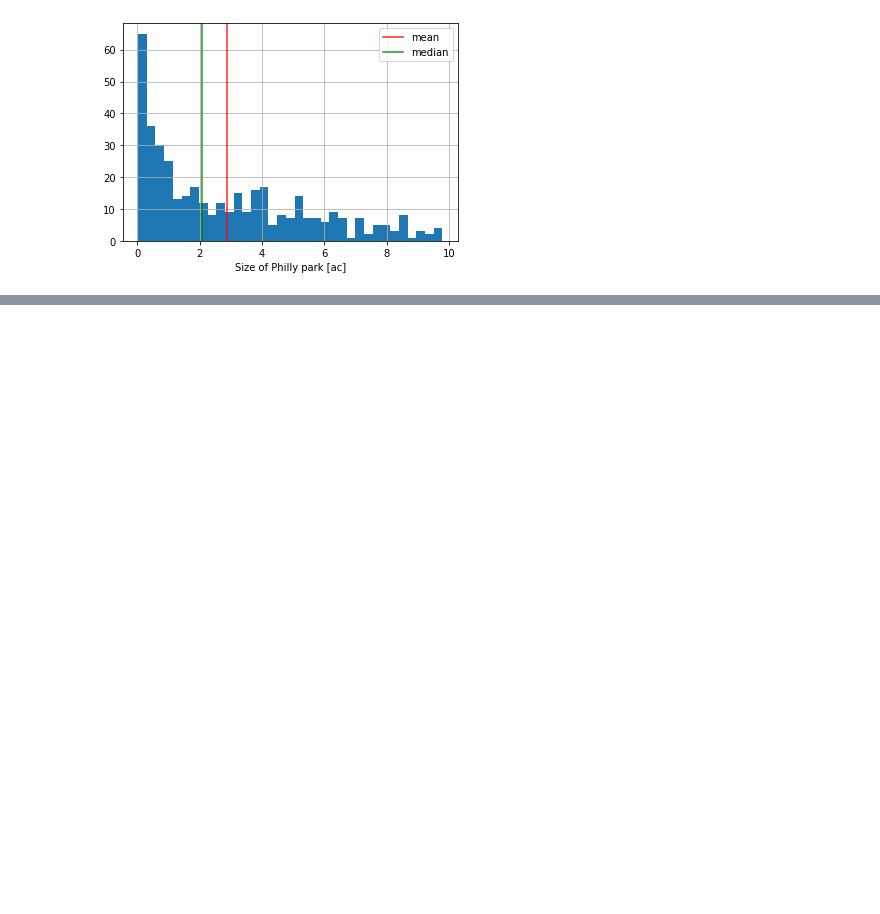
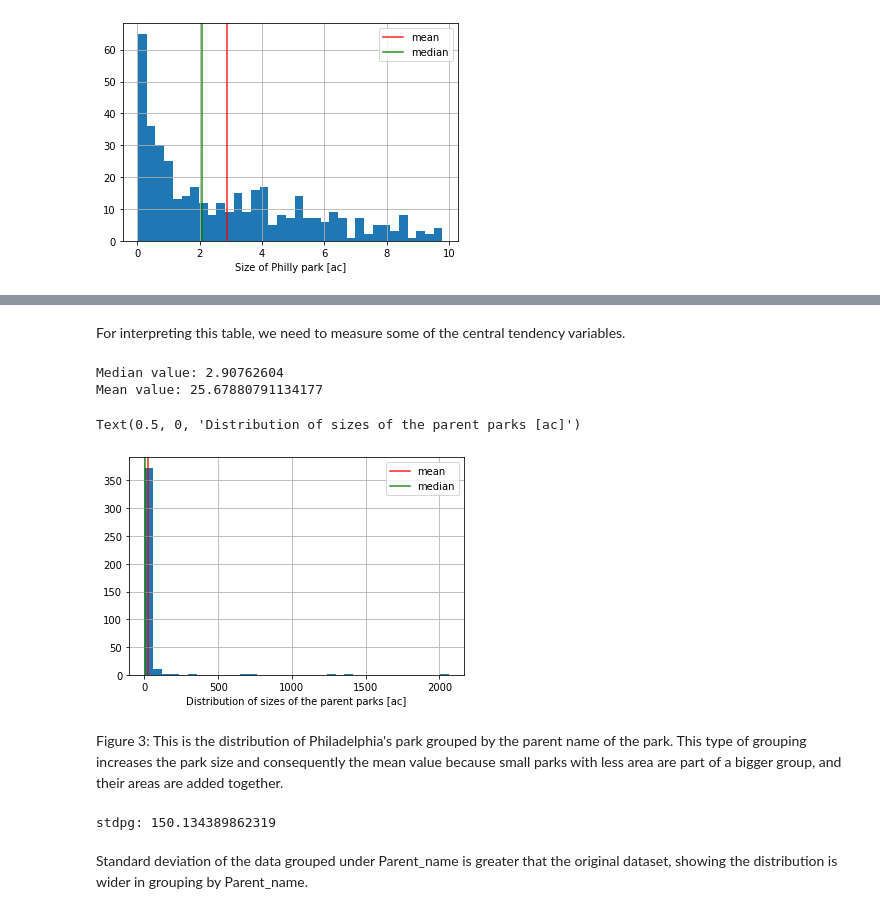
Before and after one commit to amir1913/PUS2022_AMeydani, a Jupyter notebook: HW3.ipynb, the cells around one changed output, grey strips where cells are left out. Cells and saved outputs as stored; diff of their text form; code cells hidden in the pictures; blank space fills up the shorter version.

```diff
--- a/HW3.ipynb
+++ b/HW3.ipynb
@@ -121,0 +126,3 @@ ax.legend([meanps, medianps], labels = ['mean', 'median'])
+# %%
+park_group = ppark.groupby(['PARENT_NAME']).sum()
+park_group
@@ -121,0 +144,28 @@ ax.legend([meanps, medianps], labels = ['mean', 'median'])
+# %% [markdown]
+For interpreting this table, we need to measure some of the central tendency variables.
+# %%
+medianpg = park_group['ACREAGE'].median()
+meanpg = park_group['ACREAGE'].mean()
+print('Median value:', medianpg)
+print('Mean value:', meanpg)
+# %% [output]
+Median value: 2.90762604
+Mean value: 25.67880791134177
+# %%
+ax = park_group.ACREAGE.hist(bins=35)
+ax.axvline(meanpg, color='red', linestyle='solid', linewidth=1.6, alpha = .8)
+ax.axvline(medianpg, color='green', linestyle='solid', linewidth=1.6, alpha = .8)
+ax.legend([meanpg, medianpg], labels = ['mean', 'median'])
+ax.set_xlabel('Distribution of sizes of the parent parks [ac]')
+# %% [output]
+Text(0.5, 0, 'Distribution of sizes of the parent parks [ac]')
+[figure, added]
+# %% [markdown]
+Figure 3: This is the distribution of Philadelphia's park grouped by the parent name of the park. This type of grouping increases the park size and consequently the mean value because small parks with less area are part of a bigger group, and their areas are added together.
+# %%
+stdpg = park_group['ACREAGE'].std()
+print('stdpg:', stdpg)
+# %% [output]
+stdpg: 150.134389862319
+# %% [markdown]
+Standard deviation of the data grouped under Parent_name is greater that the original dataset, showing the distribution is wider in grouping by Parent_name.
```
Also changed, not shown: parts of 4 cells of this notebook.
